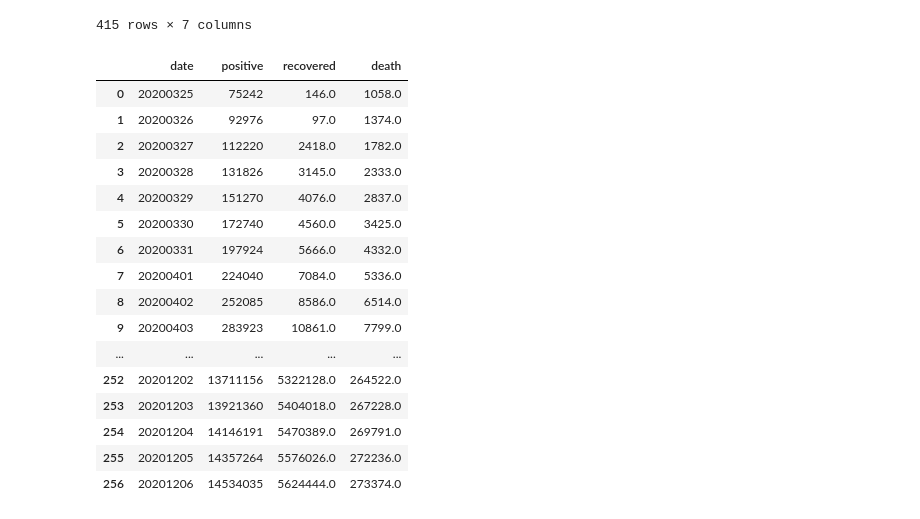
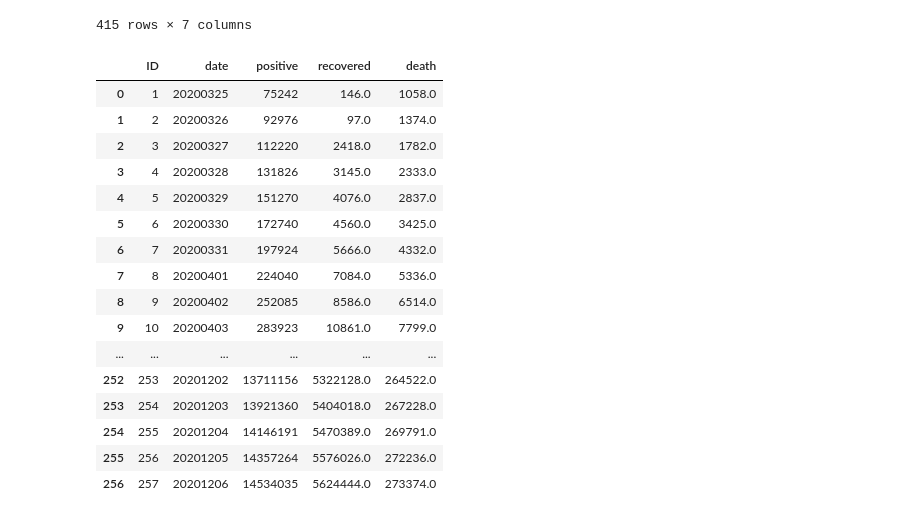
Before and after one commit to ZackRogers/ETL-Project, a Jupyter notebook: ETL_Project.ipynb, the cells around one changed output. Cells and saved outputs as stored; diff of their text form; code cells hidden in the pictures.

Commit message:
Added ID column to both dataframes.

```diff
--- a/ETL_Project.ipynb
+++ b/ETL_Project.ipynb
@@ -38,26 +38,27 @@ clean_covid_us_df = clean_covid_us_df.sort_values(by=['positive']).reset_index()
 # %%
 clean_covid_us_df = clean_covid_us_df.drop(['index'], axis=1)
 pd.set_option('display.max_rows', clean_covid_us_df.shape[0]+1)
-# %%
-clean_covid_us_df
-# %% [output]
-|  | date | positive | recovered | death |
-| 0 | 20200325 | 75242 | 146.0 | 1058.0 |
-| 1 | 20200326 | 92976 | 97.0 | 1374.0 |
-| 2 | 20200327 | 112220 | 2418.0 | 1782.0 |
-| 3 | 20200328 | 131826 | 3145.0 | 2333.0 |
-| 4 | 20200329 | 151270 | 4076.0 | 2837.0 |
-| 5 | 20200330 | 172740 | 4560.0 | 3425.0 |
-| 6 | 20200331 | 197924 | 5666.0 | 4332.0 |
-| 7 | 20200401 | 224040 | 7084.0 | 5336.0 |
-| 8 | 20200402 | 252085 | 8586.0 | 6514.0 |
-| 9 | 20200403 | 283923 | 10861.0 | 7799.0 |
-| ... | ... | ... | ... | ... |
-| 252 | 20201202 | 13711156 | 5322128.0 | 264522.0 |
-| 253 | 20201203 | 13921360 | 5404018.0 | 267228.0 |
-| 254 | 20201204 | 14146191 | 5470389.0 | 269791.0 |
-| 255 | 20201205 | 14357264 | 5576026.0 | 272236.0 |
-| 256 | 20201206 | 14534035 | 5624444.0 | 273374.0 |
+# %%
+clean_covid_us_df.insert(0, "ID", clean_covid_us_df.index+1)
+clean_covid_us_df
+# %% [output]
+|  | ID | date | positive | recovered | death |
+| 0 | 1 | 20200325 | 75242 | 146.0 | 1058.0 |
+| 1 | 2 | 20200326 | 92976 | 97.0 | 1374.0 |
+| 2 | 3 | 20200327 | 112220 | 2418.0 | 1782.0 |
+| 3 | 4 | 20200328 | 131826 | 3145.0 | 2333.0 |
+| 4 | 5 | 20200329 | 151270 | 4076.0 | 2837.0 |
+| 5 | 6 | 20200330 | 172740 | 4560.0 | 3425.0 |
+| 6 | 7 | 20200331 | 197924 | 5666.0 | 4332.0 |
+| 7 | 8 | 20200401 | 224040 | 7084.0 | 5336.0 |
+| 8 | 9 | 20200402 | 252085 | 8586.0 | 6514.0 |
+| 9 | 10 | 20200403 | 283923 | 10861.0 | 7799.0 |
+| ... | ... | ... | ... | ... | ... |
+| 252 | 253 | 20201202 | 13711156 | 5322128.0 | 264522.0 |
+| 253 | 254 | 20201203 | 13921360 | 5404018.0 | 267228.0 |
+| 254 | 255 | 20201204 | 14146191 | 5470389.0 | 269791.0 |
+| 255 | 256 | 20201205 | 14357264 | 5576026.0 | 272236.0 |
+| 256 | 257 | 20201206 | 14534035 | 5624444.0 | 273374.0 |
 # %%
 clean_india_covid_df = india_covid_df[["date", "totalconfirmed", "totalrecovered", "totaldeceased"]].copy()
 filter_1 = clean_india_covid_df['totalconfirmed']<9703858
```
Also changed, not shown: parts of 2 cells of this notebook.
